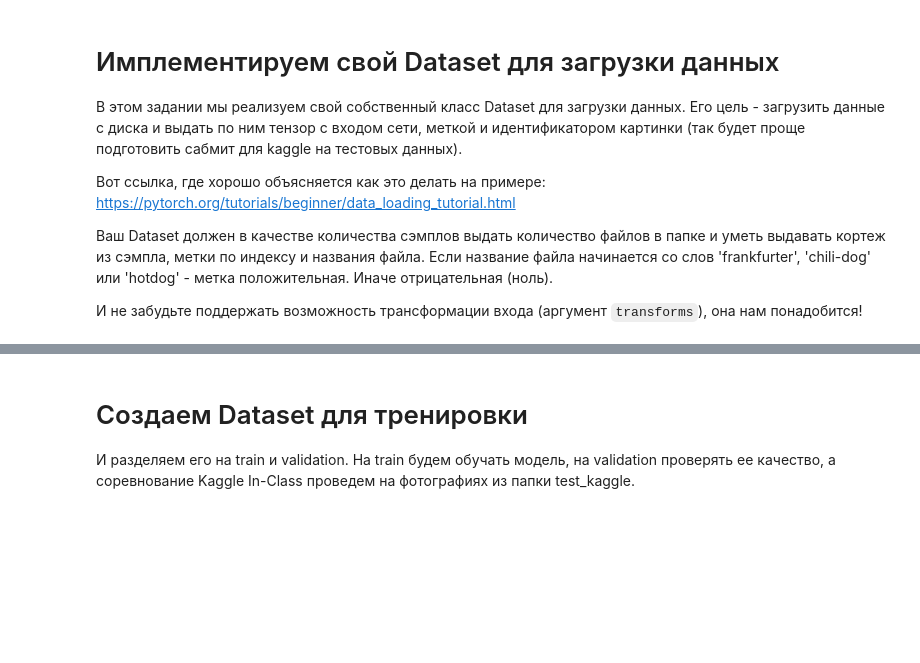
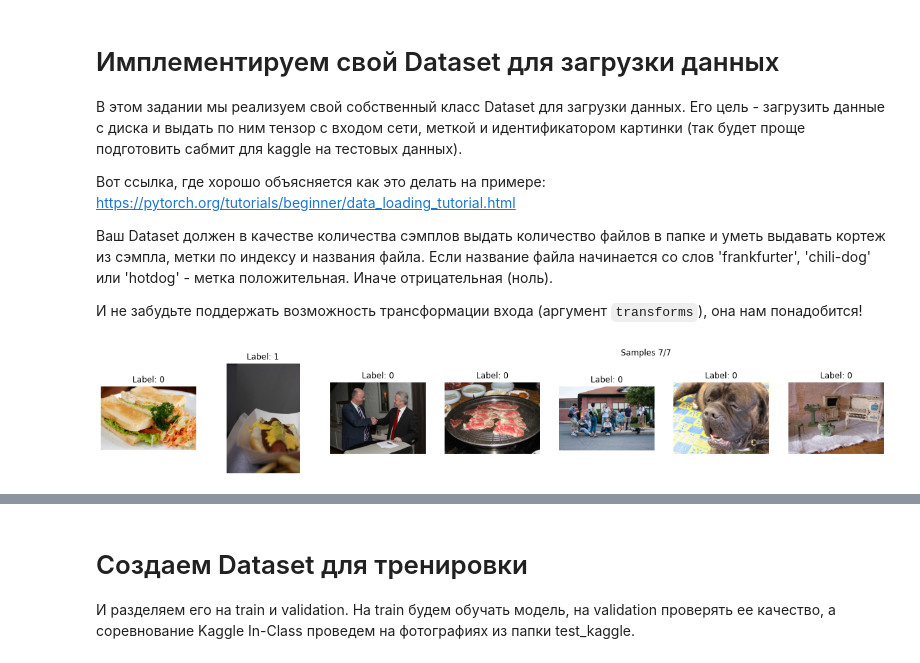
Before and after one commit to kononovarseniy/dlcourse_ai, a Jupyter notebook: assignments/assignment4/HotdogOrNot.ipynb, the cells around one changed output, grey strips where cells are left out. Drawn from its saved outputs; the diff is of its cells as text; code cells hidden in the pictures; blank space fills up the shorter version.

```diff
--- a/assignments/assignment4/HotdogOrNot.ipynb
+++ b/assignments/assignment4/HotdogOrNot.ipynb
@@ -90,39 +72,47 @@ device = torch.device("cuda:0") # Let's make sure GPU is available!
 
 И не забудьте поддержать возможность трансформации входа (аргумент `transforms`), она нам понадобится!
 # %%
+from pathlib import Path
+
 class HotdogOrNotDataset(Dataset):
     def __init__(self, folder, transform=None):
+        self.files = list(Path(folder).iterdir())
         self.transform = transform
 
-        # TODO: Your code here!
-
     def __len__(self):
-        raise Exception("Not implemented!")
+        return len(self.files)
 
     def __getitem__(self, index):
-        # TODO Implement getting item by index
-        # Hint: os.path.join is helpful!
-        raise Exception("Not implemented!")
-        return img, y, img_id
+        if torch.is_tensor(index):
+            index = index.tolist()
+
+        image_id = self.files[index].stem
+        image = Image.open(self.files[index])
+        y = int(image_id.startswith(('frankfurter', 'chili-dog', 'hotdog')))
+        if self.transform:
+            image = self.transform(image)
+        return image, y, image_id
 
 def visualize_samples(dataset, indices, title=None, count=10):
     # visualize random 10 samples
     plt.figure(figsize=(count*3,3))
     display_indices = indices[:count]
     if title:
         plt.suptitle("%s %s/%s" % (title, len(display_indices), len(indices)))
     for i, index in enumerate(display_indices):
         x, y, _ = dataset[index]
         plt.subplot(1,count,i+1)
         plt.title("Label: %s" % y)
         plt.imshow(x)
         plt.grid(False)
         plt.axis('off')
 
 orig_dataset = HotdogOrNotDataset(train_folder)
 indices = np.random.choice(np.arange(len(orig_dataset)), 7, replace=False)
 
 visualize_samples(orig_dataset, indices, "Samples")
+# %% [output]
+[figure, added]
 # %%
 # Let's make sure transforms work!
 dataset = HotdogOrNotDataset(train_folder, transform=transforms.RandomVerticalFlip(0.9))
```
Also changed, not shown: parts of 20 cells of this notebook.
